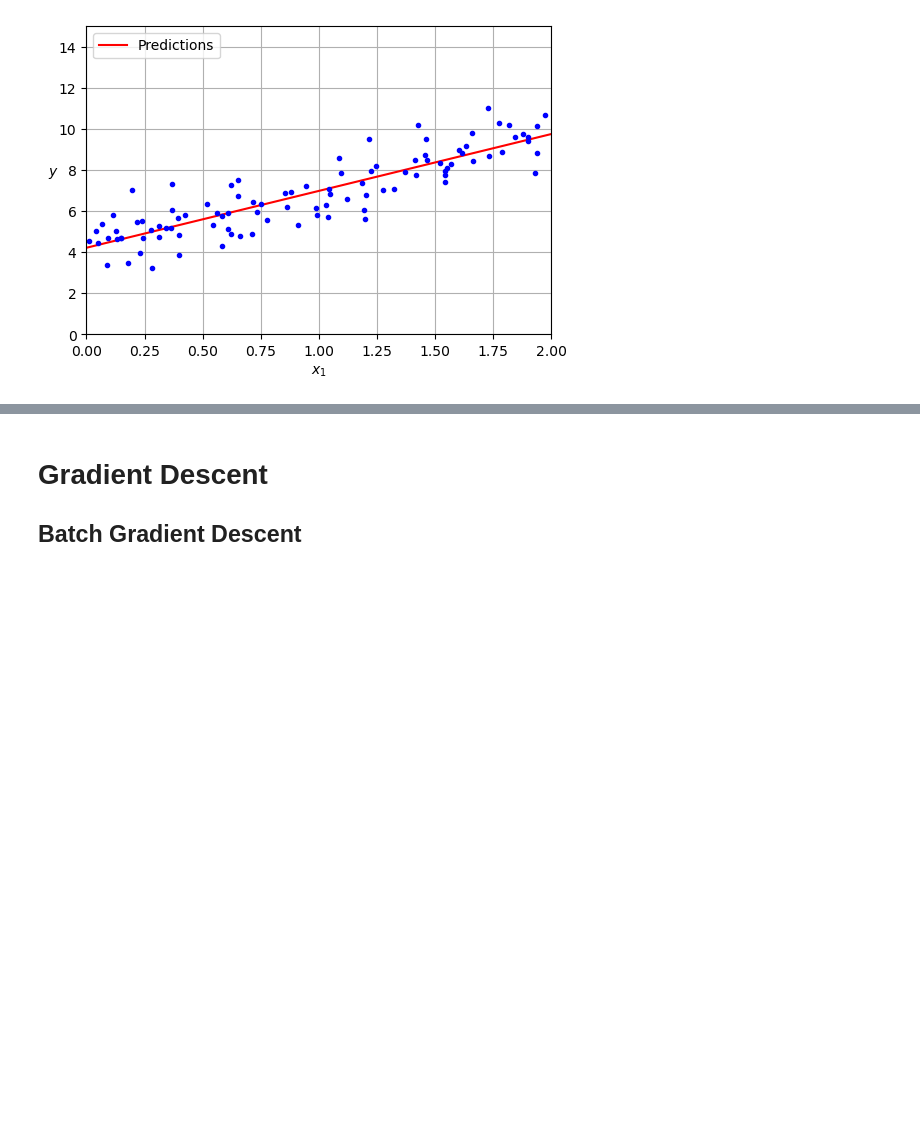
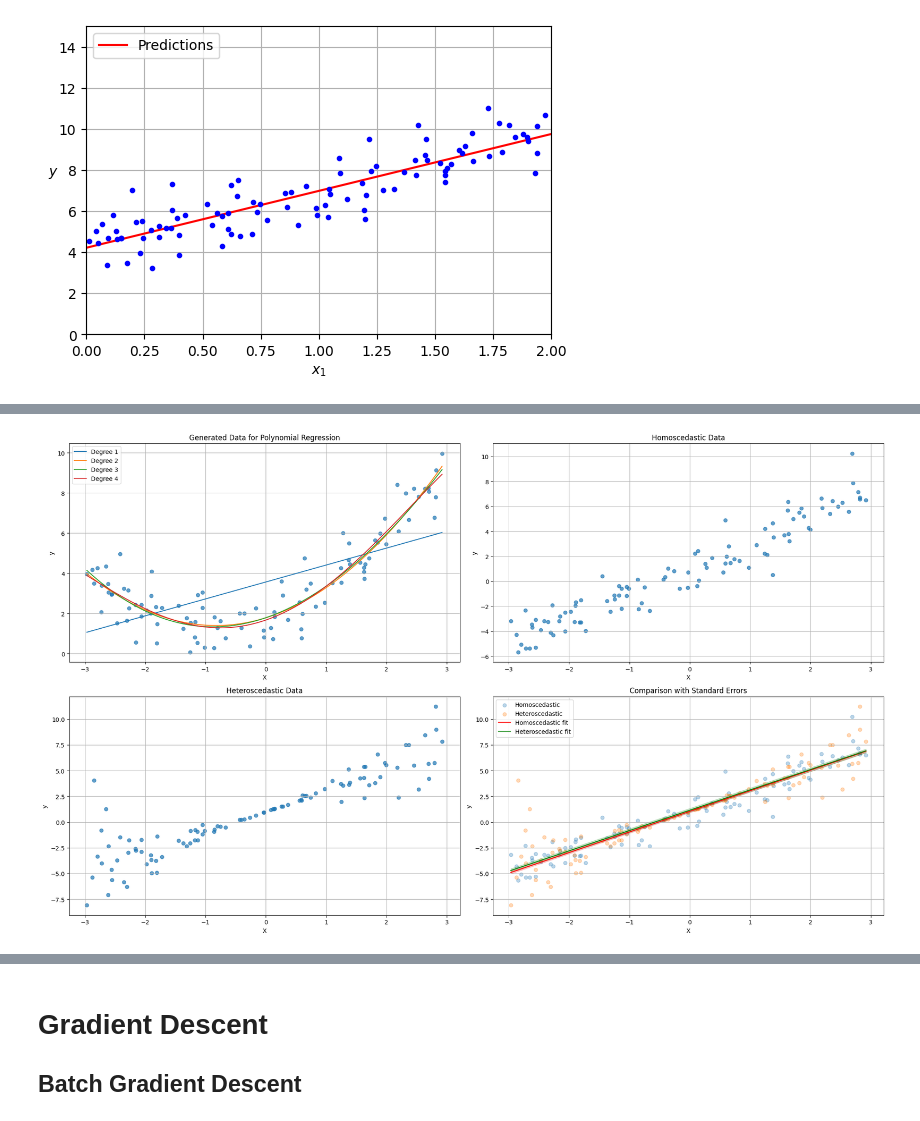
Before and after one commit to CSY2082-2425/assignment-1-ryantigi254, a Jupyter notebook: regression_1.ipynb, the cells around one changed output, grey strips where cells are left out. Drawn from its saved outputs; the diff is of its cells as text; code cells hidden in the pictures; blank space fills up the shorter version.

```diff
--- a/regression_1.ipynb
+++ b/regression_1.ipynb
@@ -86,0 +156,86 @@ plt.show()
+# %%
+# Generate data for polynomial regression
+np.random.seed(42)
+m = 100
+X = 6 * np.random.rand(m, 1) - 3
+y = 0.5 * X**2 + X + 2 + np.random.randn(m, 1)
+
+# Generate homoscedastic and heteroscedastic data
+X_homo = X
+y_homo = 2 * X + 1 + np.random.randn(m, 1)
+X_hetero = X
+y_hetero = 2 * X + 1 + np.random.randn(m, 1) * (0.5 * X**2)
+
+plt.figure(figsize=(20, 12))
+
+# Plot for polynomial regression data
+plt.subplot(221)
+plt.scatter(X, y, alpha=0.7)
+plt.xlabel("X")
+plt.ylabel("y")
+plt.title("Generated Data for Polynomial Regression")
+plt.grid(True)
+
+# Add polynomial regression lines
+degrees = [1, 2, 3, 4]
+X_range = np.linspace(X.min(), X.max(), 100).reshape(-1, 1)
+for degree in degrees:
+    poly_features = PolynomialFeatures(degree=degree, include_bias=False)
+    X_poly = poly_features.fit_transform(X)
+    lin_reg = LinearRegression()
+    lin_reg.fit(X_poly, y)
+    y_pred = lin_reg.predict(poly_features.transform(X_range))
+    plt.plot(X_range, y_pred, label=f'Degree {degree}')
+
+plt.legend()
+
+# Plot for homoscedastic data
+plt.subplot(222)
+plt.scatter(X_homo, y_homo, alpha=0.7)
+plt.xlabel("X")
+plt.ylabel("y")
+plt.title("Homoscedastic Data")
+plt.grid(True)
+
+# Plot for heteroscedastic data
+plt.subplot(223)
+plt.scatter(X_hetero, y_hetero, alpha=0.7)
+plt.xlabel("X")
+plt.ylabel("y")
+plt.title("Heteroscedastic Data")
+plt.grid(True)
+
+# Plot standard errors
+plt.subplot(224)
+slope_homo, intercept_homo, _, _, std_err_homo = stats.linregress(X_homo.flatten(), y_homo.flatten())
+slope_hetero, intercept_hetero, _, _, std_err_hetero = stats.linregress(X_hetero.flatten(), y_hetero.flatten())
+
+plt.scatter(X_homo, y_homo, alpha=0.3, label='Homoscedastic')
+plt.scatter(X_hetero, y_hetero, alpha=0.3, label='Heteroscedastic')
+
+X_sorted = np.sort(X, axis=0)
+plt.plot(X_sorted, intercept_homo + slope_homo * X_sorted, 'r', label='Homoscedastic fit')
+plt.plot(X_sorted, intercept_hetero + slope_hetero * X_sorted, 'g', label='Heteroscedastic fit')
+
+plt.fill_between(X_sorted.flatten(),
+                 (intercept_homo + slope_homo * X_sorted - 2 * std_err_homo).flatten(),
+                 (intercept_homo + slope_homo * X_sorted + 2 * std_err_homo).flatten(),
+                 alpha=0.2, color='r')
+plt.fill_between(X_sorted.flatten(),
+                 (intercept_hetero + slope_hetero * X_sorted - 2 * std_err_hetero).flatten(),
+                 (intercept_hetero + slope_hetero * X_sorted + 2 * std_err_hetero).flatten(),
+                 alpha=0.2, color='g')
+
+plt.xlabel("X")
+plt.ylabel("y")
+plt.title("Comparison with Standard Errors")
+plt.legend()
+plt.grid(True)
+
+plt.tight_layout()
+plt.show()
+
+print("Shape of X:", X.shape)
+print("Shape of y:", y.shape)
+# %% [output]
+[figure, added]
```
Also changed, not shown: parts of 7 cells of this notebook.
